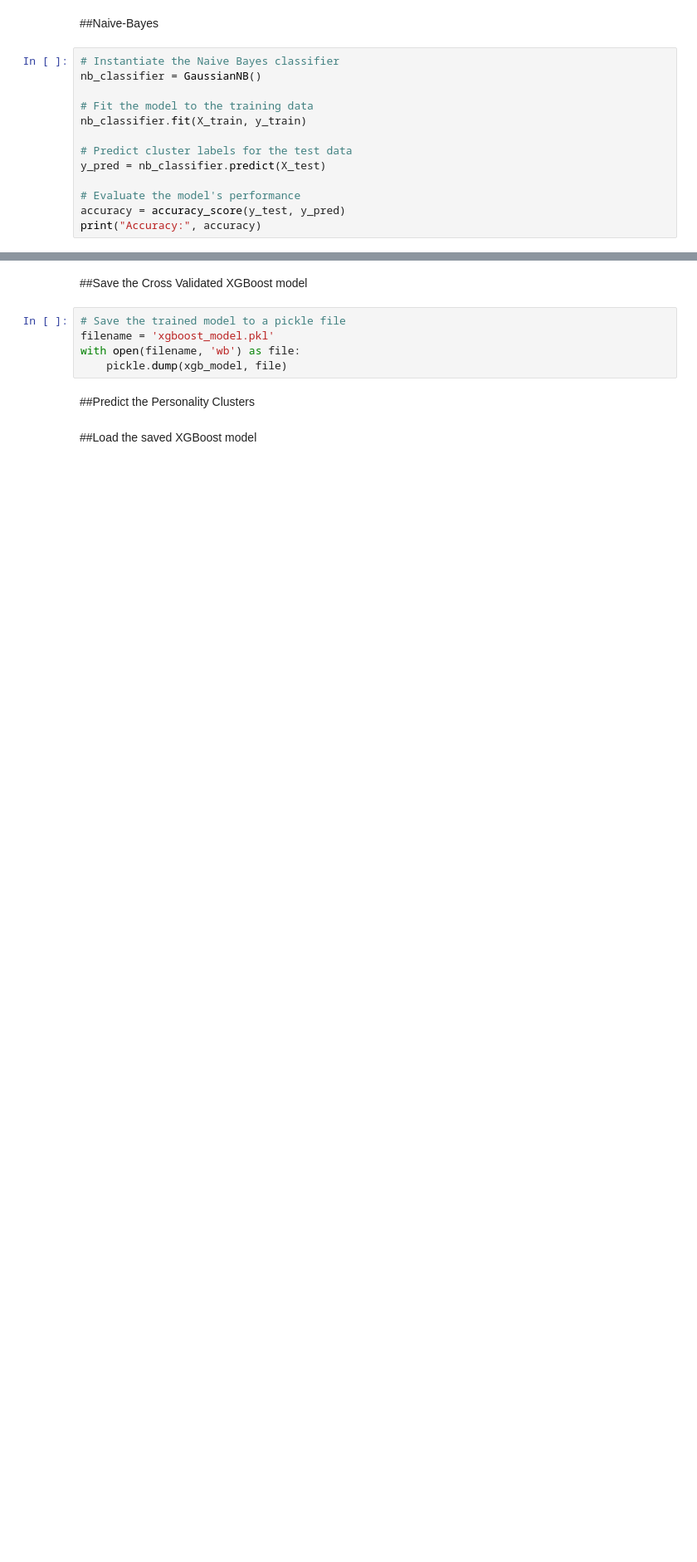
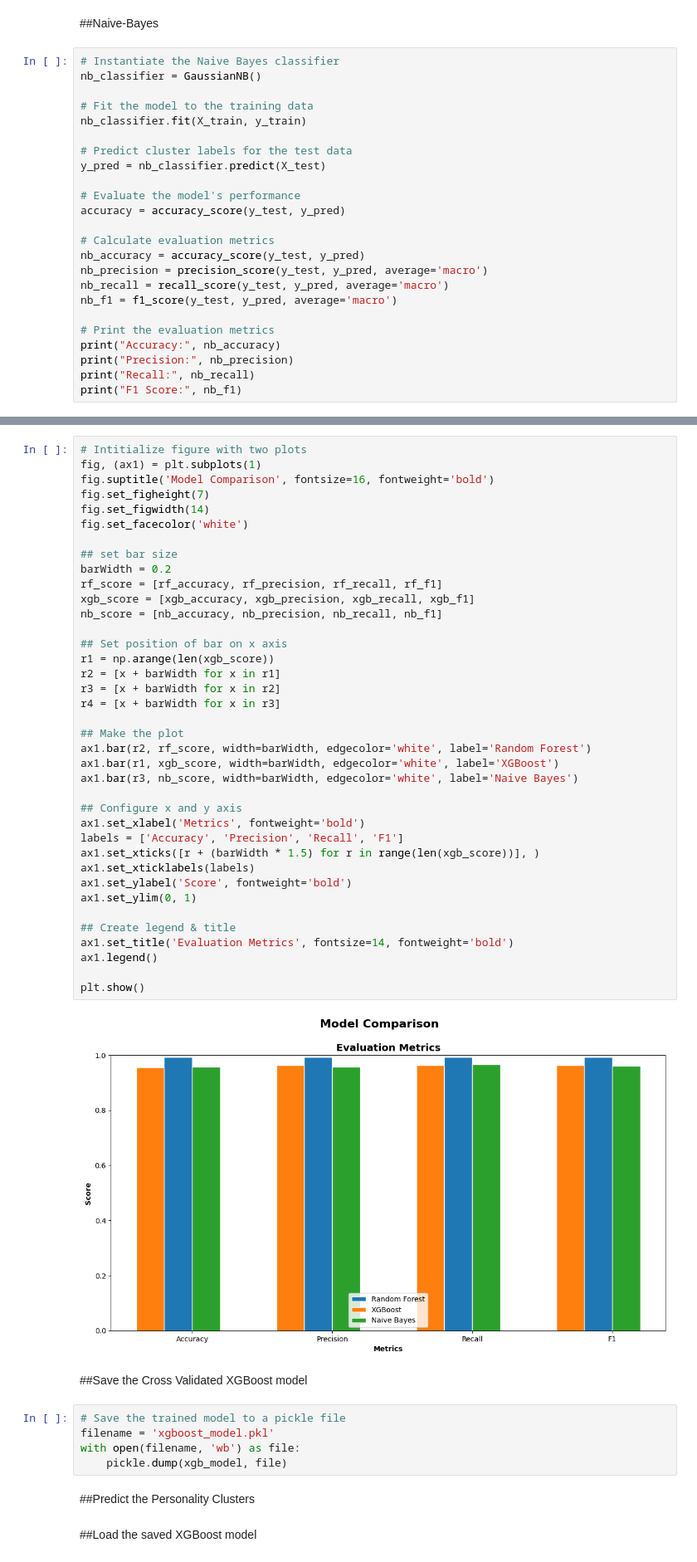
Before and after one commit to shanalids/Intellihire, a Jupyter notebook: Personality_prediction/Intellihire_Personality_Prediction_03.ipynb, the cells around one changed output, grey strips where cells are left out. Shown: that part at 83% size. Cells and saved outputs as stored; diff of their text form; blank space fills up the shorter version.

```diff
--- a/Personality_prediction/Intellihire_Personality_Prediction_03.ipynb
+++ b/Personality_prediction/Intellihire_Personality_Prediction_03.ipynb
@@ -323,5 +403,16 @@ y_pred = nb_classifier.predict(X_test)
 
 # Evaluate the model's performance
 accuracy = accuracy_score(y_test, y_pred)
-print("Accuracy:", accuracy)
+
+# Calculate evaluation metrics
+nb_accuracy = accuracy_score(y_test, y_pred)
+nb_precision = precision_score(y_test, y_pred, average='macro')
+nb_recall = recall_score(y_test, y_pred, average='macro')
+nb_f1 = f1_score(y_test, y_pred, average='macro')
+
+# Print the evaluation metrics
+print("Accuracy:", nb_accuracy)
+print("Precision:", nb_precision)
+print("Recall:", nb_recall)
+print("F1 Score:", nb_f1)
 # %% [output]
@@ -329,3 +423,43 @@ Accuracy: 0.9573155991455227
+# %%
+# Intitialize figure with two plots
+fig, (ax1) = plt.subplots(1)
+fig.suptitle('Model Comparison', fontsize=16, fontweight='bold')
+fig.set_figheight(7)
+fig.set_figwidth(14)
+fig.set_facecolor('white')
+
+## set bar size
+barWidth = 0.2
+rf_score = [rf_accuracy, rf_precision, rf_recall, rf_f1]
+xgb_score = [xgb_accuracy, xgb_precision, xgb_recall, xgb_f1]
+nb_score = [nb_accuracy, nb_precision, nb_recall, nb_f1]
+
+## Set position of bar on x axis
+r1 = np.arange(len(xgb_score))
+r2 = [x + barWidth for x in r1]
+r3 = [x + barWidth for x in r2]
+r4 = [x + barWidth for x in r3]
+
+## Make the plot
+ax1.bar(r2, rf_score, width=barWidth, edgecolor='white', label='Random Forest')
+ax1.bar(r1, xgb_score, width=barWidth, edgecolor='white', label='XGBoost')
+ax1.bar(r3, nb_score, width=barWidth, edgecolor='white', label='Naive Bayes')
+
+## Configure x and y axis
+ax1.set_xlabel('Metrics', fontweight='bold')
+labels = ['Accuracy', 'Precision', 'Recall', 'F1']
+ax1.set_xticks([r + (barWidth * 1.5) for r in range(len(xgb_score))], )
+ax1.set_xticklabels(labels)
+ax1.set_ylabel('Score', fontweight='bold')
+ax1.set_ylim(0, 1)
+
+## Create legend & title
+ax1.set_title('Evaluation Metrics', fontsize=14, fontweight='bold')
+ax1.legend()
+
+plt.show()
+# %% [output]
+[figure, added]
 # %% [markdown]
 ##Save the Cross Validated XGBoost model
 # %%
```
Also changed, not shown: parts of 19 cells of this notebook, 3 other files.
